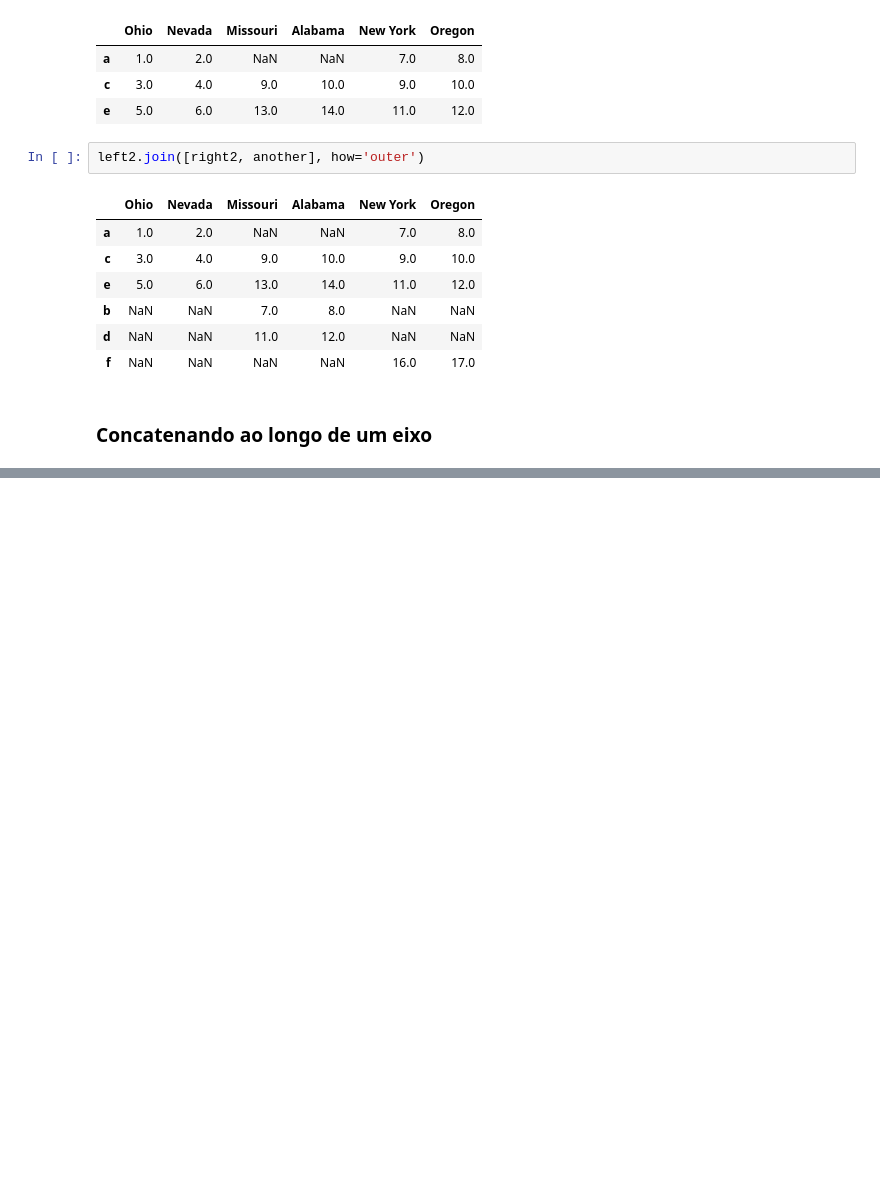
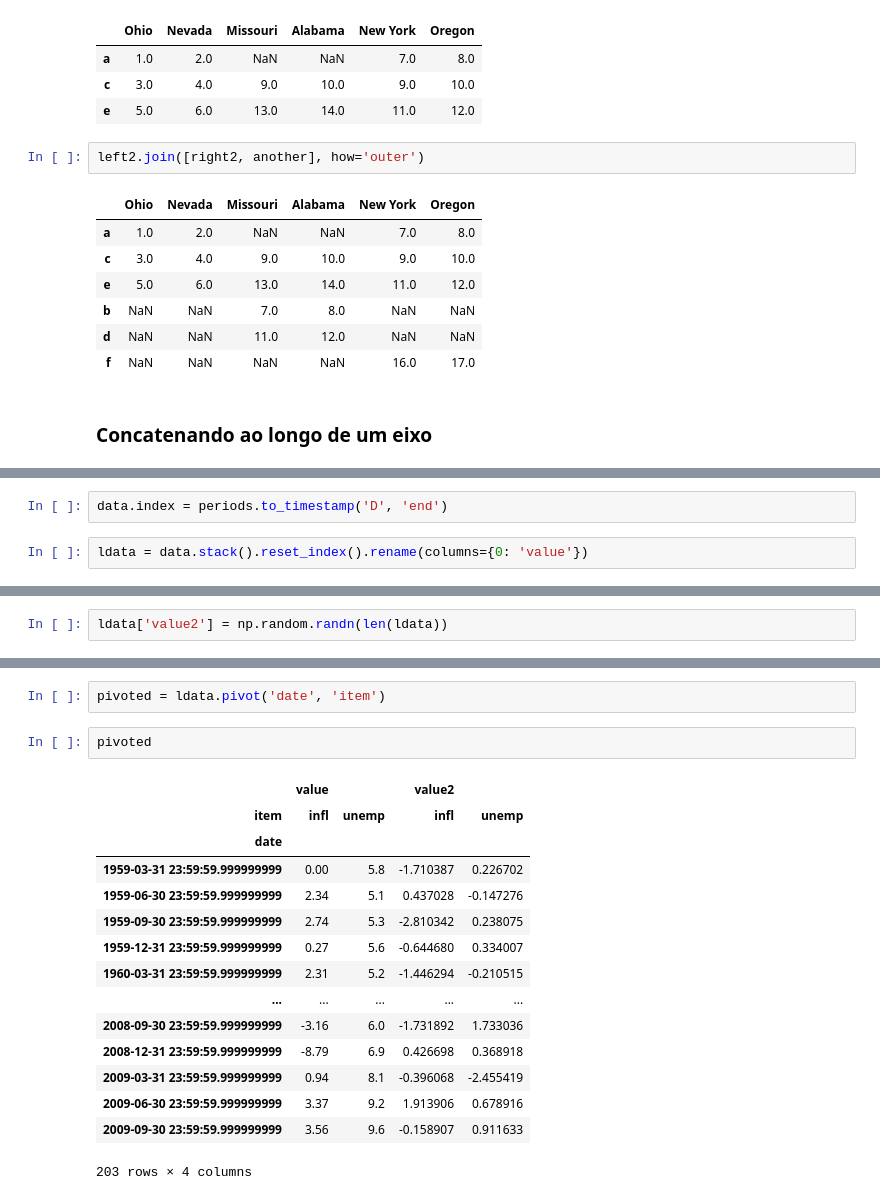
Before and after one commit to saulorcj/anotacoes, a Jupyter notebook: analise de dados/cap8.ipynb, the cells around one changed output, grey strips where cells are left out. Drawn from its saved outputs; the diff is of its cells as text; blank space fills up the shorter version.

```diff
--- a/analise de dados/cap8.ipynb
+++ b/analise de dados/cap8.ipynb
@@ -605,0 +1027,4 @@ left2.join([right2, another], how='outer')
+# %%
+data.index = periods.to_timestamp('D', 'end')
+# %%
+ldata = data.stack().reset_index().rename(columns={0: 'value'})
@@ -605,0 +1064,2 @@ left2.join([right2, another], how='outer')
+# %%
+ldata['value2'] = np.random.randn(len(ldata))
@@ -605,0 +1080,20 @@ left2.join([right2, another], how='outer')
+# %%
+pivoted = ldata.pivot('date', 'item')
+# %%
+pivoted
+# %% [output]
+|  | value |  | value2 |  |
+| item | infl | unemp | infl | unemp |
+| date |  |  |  |  |
+| 1959-03-31 23:59:59.999999999 | 0.00 | 5.8 | -1.710387 | 0.226702 |
+| 1959-06-30 23:59:59.999999999 | 2.34 | 5.1 | 0.437028 | -0.147276 |
+| 1959-09-30 23:59:59.999999999 | 2.74 | 5.3 | -2.810342 | 0.238075 |
+| 1959-12-31 23:59:59.999999999 | 0.27 | 5.6 | -0.644680 | 0.334007 |
+| 1960-03-31 23:59:59.999999999 | 2.31 | 5.2 | -1.446294 | -0.210515 |
+| ... | ... | ... | ... | ... |
+| 2008-09-30 23:59:59.999999999 | -3.16 | 6.0 | -1.731892 | 1.733036 |
+| 2008-12-31 23:59:59.999999999 | -8.79 | 6.9 | 0.426698 | 0.368918 |
+| 2009-03-31 23:59:59.999999999 | 0.94 | 8.1 | -0.396068 | -2.455419 |
+| 2009-06-30 23:59:59.999999999 | 3.37 | 9.2 | 1.913906 | 0.678916 |
+| 2009-09-30 23:59:59.999999999 | 3.56 | 9.6 | -0.158907 | 0.911633 |
+203 rows × 4 columns
```
Also changed, not shown: parts of 94 cells of this notebook.
